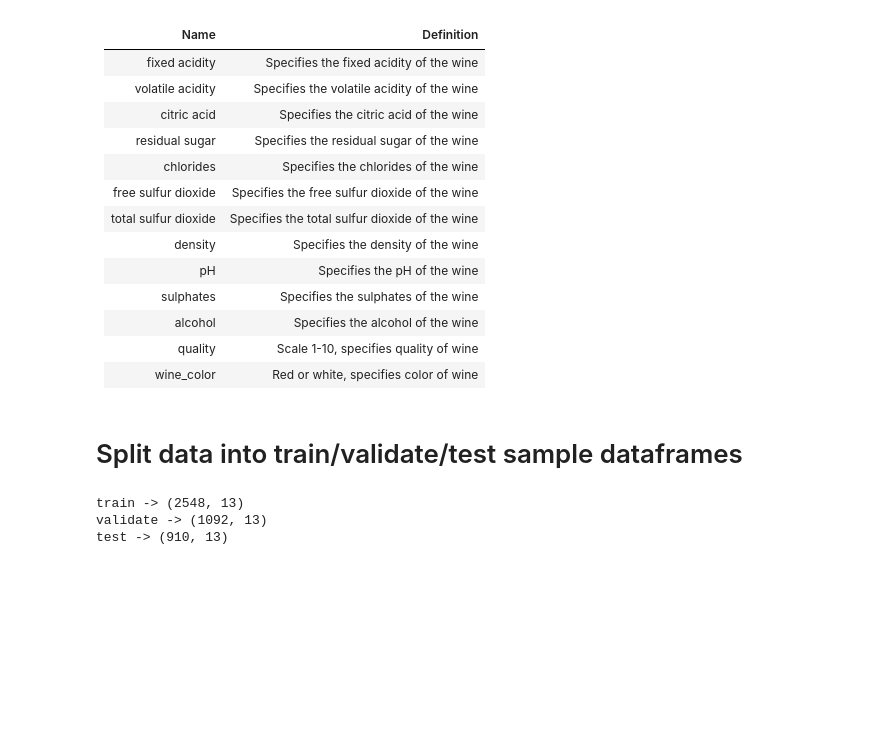
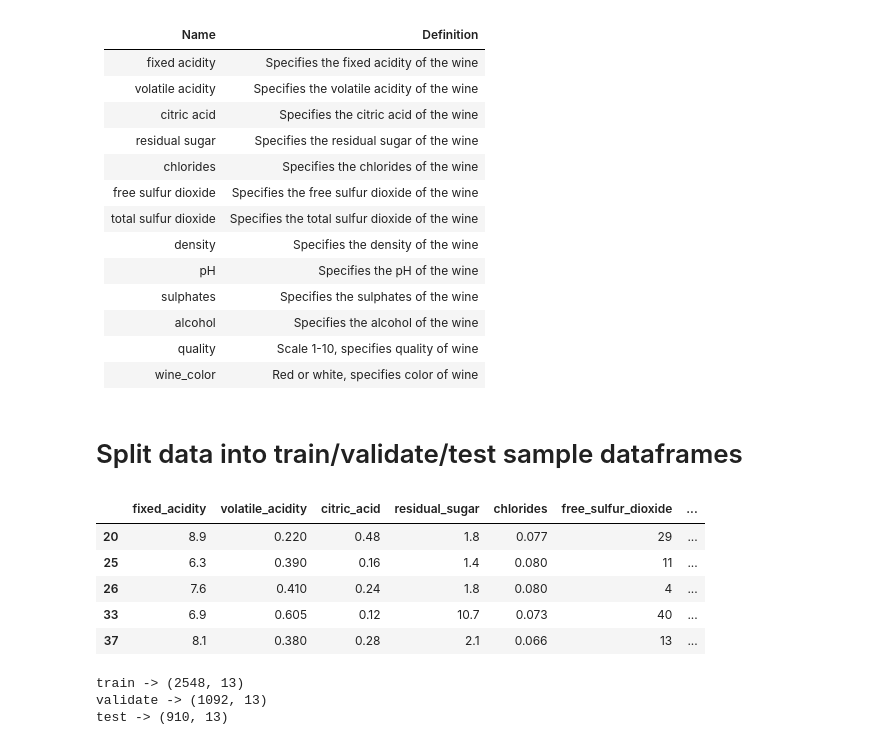
Before and after one commit to noether-manjor/clustering-project, a Jupyter notebook: Final_Report.ipynb, the cells around one changed output. Drawn from its saved outputs; the diff is of its cells as text; code cells hidden in the pictures; blank space fills up the shorter version.

```diff
--- a/Final_Report.ipynb
+++ b/Final_Report.ipynb
@@ -94,6 +98,15 @@ This will help with any questions or information on this dataset
 | wine_color           | Red or white, specifies color of wine |
 # %% [markdown]
 # Split data into train/validate/test sample dataframes
+# %%
+wines.head()
+# %% [output]
+|  | fixed_acidity | volatile_acidity | citric_acid | residual_sugar | chlorides | free_sulfur_dioxide | ... |
+| 20 | 8.9 | 0.220 | 0.48 | 1.8 | 0.077 | 29 | ... |
+| 25 | 6.3 | 0.390 | 0.16 | 1.4 | 0.080 | 11 | ... |
+| 26 | 7.6 | 0.410 | 0.24 | 1.8 | 0.080 | 4 | ... |
+| 33 | 6.9 | 0.605 | 0.12 | 10.7 | 0.073 | 40 | ... |
+| 37 | 8.1 | 0.380 | 0.28 | 2.1 | 0.066 | 13 | ... |
 # %%
 # function to split data and print shape of our splits
 train, validate, test, X_train, y_train, X_validate, y_validate, X_test, y_test = w.split_data(wines,
```
Also changed, not shown: parts of 2 cells of this notebook, 2 other files.
